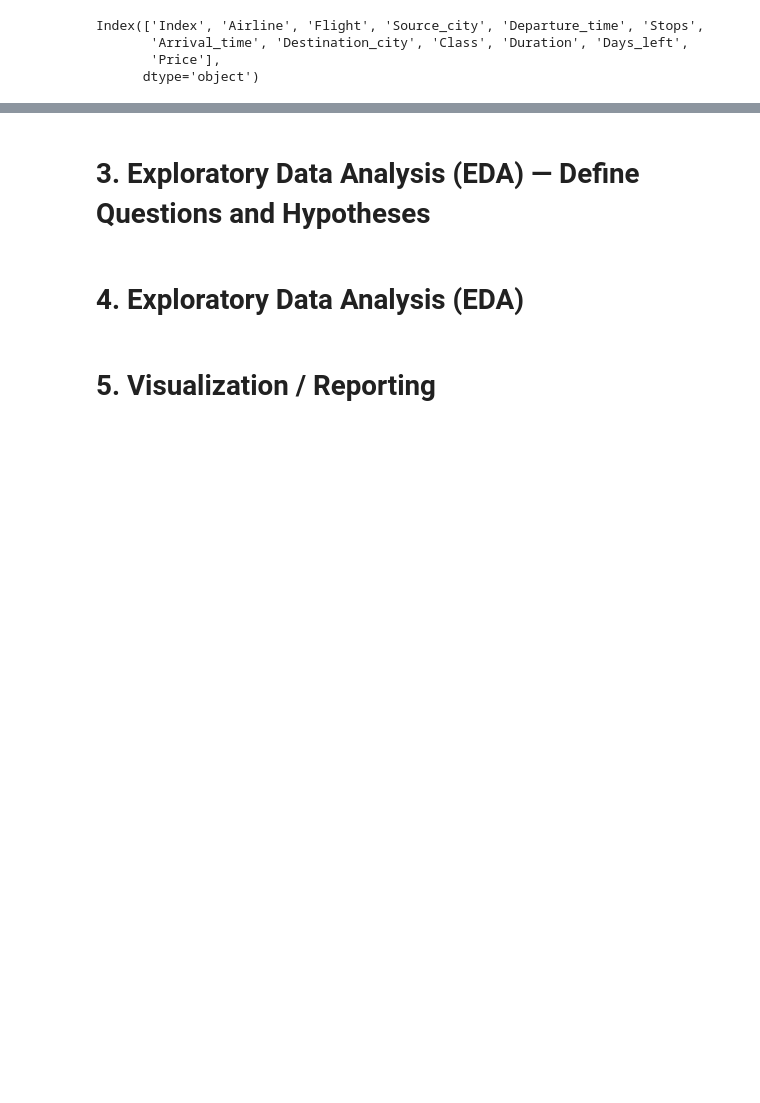
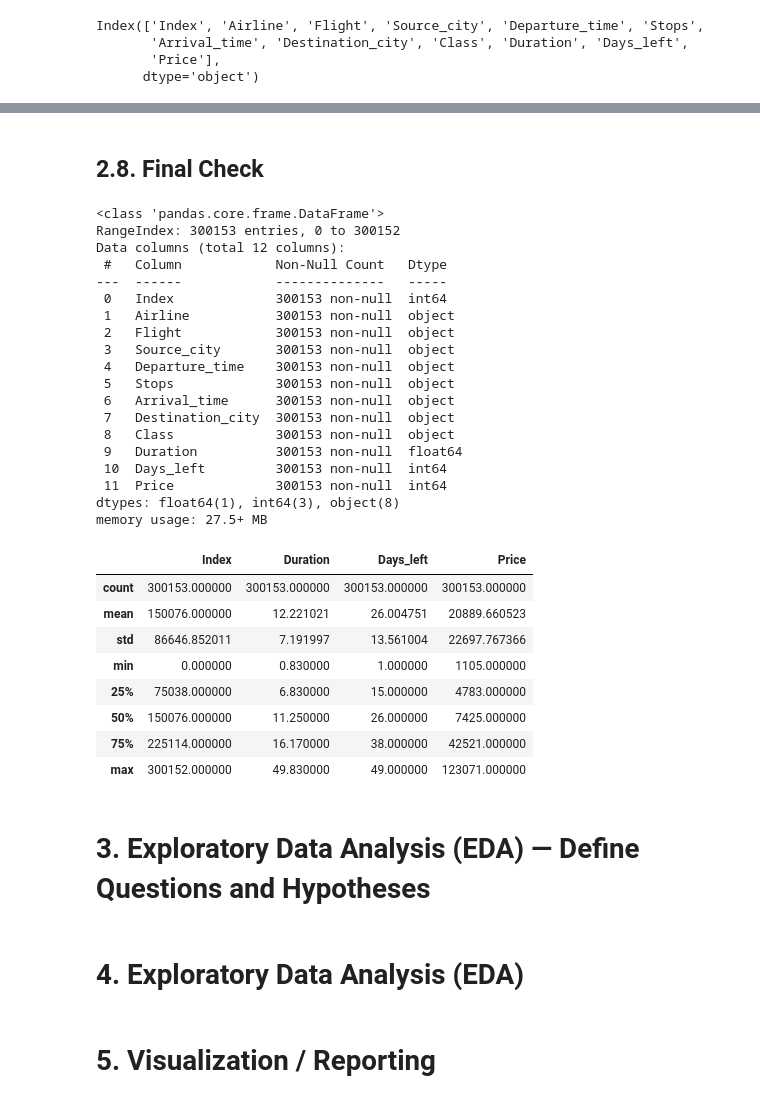
Before and after one commit to nandu26m/data-analytics-projects, a Jupyter notebook: airlines_data_analysis_project.ipynb, the cells around one changed output, grey strips where cells are left out. Saved outputs shown, nothing was run; the diff lists cells and outputs as text; code cells hidden in the pictures; blank space fills up the shorter version.

```diff
--- a/airlines_data_analysis_project.ipynb
+++ b/airlines_data_analysis_project.ipynb
@@ -279,3 +303,37 @@ Index(['Index', 'Airline', 'Flight', 'Source_city', 'Departure_time', 'Stops',
+# %% [markdown]
+## 2.8. Final Check
+# %%
+data.info()
+data.describe()
+# %% [output]
+<class 'pandas.core.frame.DataFrame'>
+RangeIndex: 300153 entries, 0 to 300152
+Data columns (total 12 columns):
+ #   Column            Non-Null Count   Dtype
+---  ------            --------------   -----
+ 0   Index             300153 non-null  int64
+ 1   Airline           300153 non-null  object
+ 2   Flight            300153 non-null  object
+ 3   Source_city       300153 non-null  object
+ 4   Departure_time    300153 non-null  object
+ 5   Stops             300153 non-null  object
+ 6   Arrival_time      300153 non-null  object
+ 7   Destination_city  300153 non-null  object
+ 8   Class             300153 non-null  object
+ 9   Duration          300153 non-null  float64
+ 10  Days_left         300153 non-null  int64
+ 11  Price             300153 non-null  int64
+dtypes: float64(1), int64(3), object(8)
+memory usage: 27.5+ MB
+|  | Index | Duration | Days_left | Price |
+| count | 300153.000000 | 300153.000000 | 300153.000000 | 300153.000000 |
+| mean | 150076.000000 | 12.221021 | 26.004751 | 20889.660523 |
+| std | 86646.852011 | 7.191997 | 13.561004 | 22697.767366 |
+| min | 0.000000 | 0.830000 | 1.000000 | 1105.000000 |
+| 25% | 75038.000000 | 6.830000 | 15.000000 | 4783.000000 |
+| 50% | 150076.000000 | 11.250000 | 26.000000 | 7425.000000 |
+| 75% | 225114.000000 | 16.170000 | 38.000000 | 42521.000000 |
+| max | 300152.000000 | 49.830000 | 49.000000 | 123071.000000 |
 # %% [markdown]
 # 3. Exploratory Data Analysis (EDA) — Define Questions and Hypotheses
 # %% [markdown]
```
Also changed, not shown: parts of 7 cells of this notebook.
